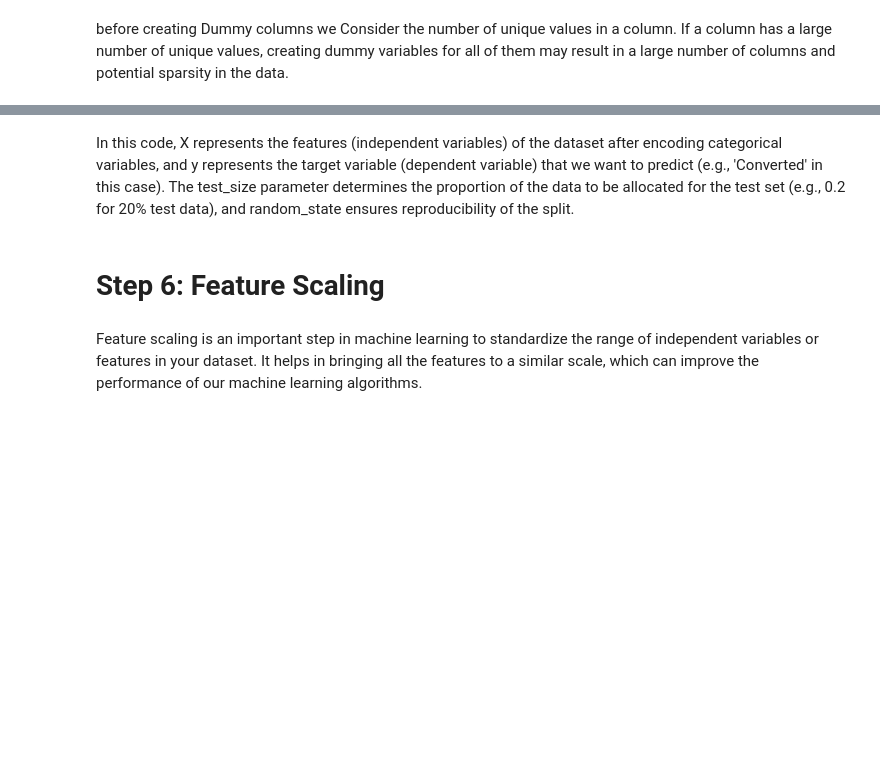
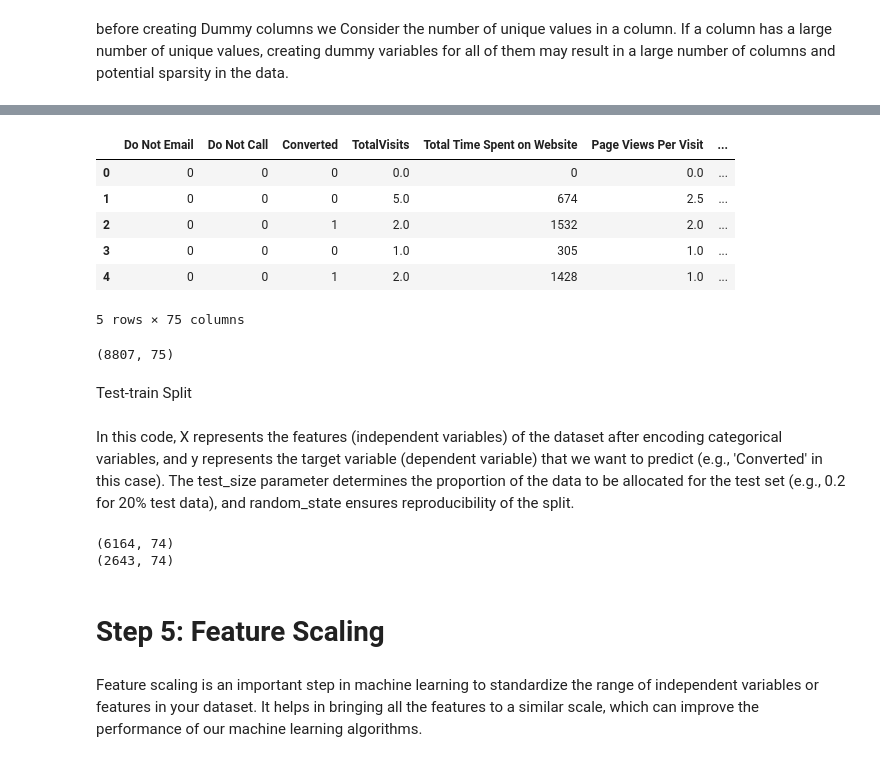
Before and after one commit to kunalworldwide/Lead-Scoring-Case-study, a Jupyter notebook: Lead-scoring-assignments.ipynb, the cells around one changed output, grey strips where cells are left out. Drawn from its saved outputs; the diff is of its cells as text; code cells hidden in the pictures; blank space fills up the shorter version.

```diff
--- a/Lead-scoring-assignments.ipynb
+++ b/Lead-scoring-assignments.ipynb
@@ -643,2 +817,20 @@ X_train, X_test, y_train, y_test = train_test_split(X, y, test_size=0.2, random_
+# %%
+categorical_cols =['Lead Origin', 'Lead Source', 'Last Activity', 'Specialization','What is your current occupation','City','Last Notable Activity','Lead Source_Others','Specialization_Not Specified']
+df = df.drop(categorical_cols, axis=1)
+df.head()
+# %% [output]
+|  | Do Not Email | Do Not Call | Converted | TotalVisits | Total Time Spent on Website | Page Views Per Visit | ... |
+| 0 | 0 | 0 | 0 | 0.0 | 0 | 0.0 | ... |
+| 1 | 0 | 0 | 0 | 5.0 | 674 | 2.5 | ... |
+| 2 | 0 | 0 | 1 | 2.0 | 1532 | 2.0 | ... |
+| 3 | 0 | 0 | 0 | 1.0 | 305 | 1.0 | ... |
+| 4 | 0 | 0 | 1 | 2.0 | 1428 | 1.0 | ... |
+5 rows × 75 columns
+# %%
+df.shape
+# %% [output]
+(8807, 75)
+# %% [markdown]
+Test-train Split
 # %% [markdown]
 In this code, X represents the features (independent variables) of the dataset after encoding categorical variables, and y represents the target variable (dependent variable) that we want to predict (e.g., 'Converted' in this case). The test_size parameter determines the proportion of the data to be allocated for the test set (e.g., 0.2 for 20% test data), and random_state ensures reproducibility of the split.
@@ -645,5 +846,12 @@ In this code, X represents the features (independent variables) of the dataset a
+# %%
+# Checking shape after splitting
+print(X_train.shape)
+print(X_test.shape)
+# %% [output]
+(6164, 74)
+(2643, 74)
 # %% [markdown]
-<h1>Step 6:  Feature Scaling</h1>
+<h1>Step 5:  Feature Scaling</h1>
 # %% [markdown]
 Feature scaling is an important step in machine learning to standardize the range of independent variables or features in your dataset. It helps in bringing all the features to a similar scale, which can improve the performance of our machine learning algorithms.
 # %% [markdown]
```
Also changed, not shown: parts of 68 cells of this notebook.
